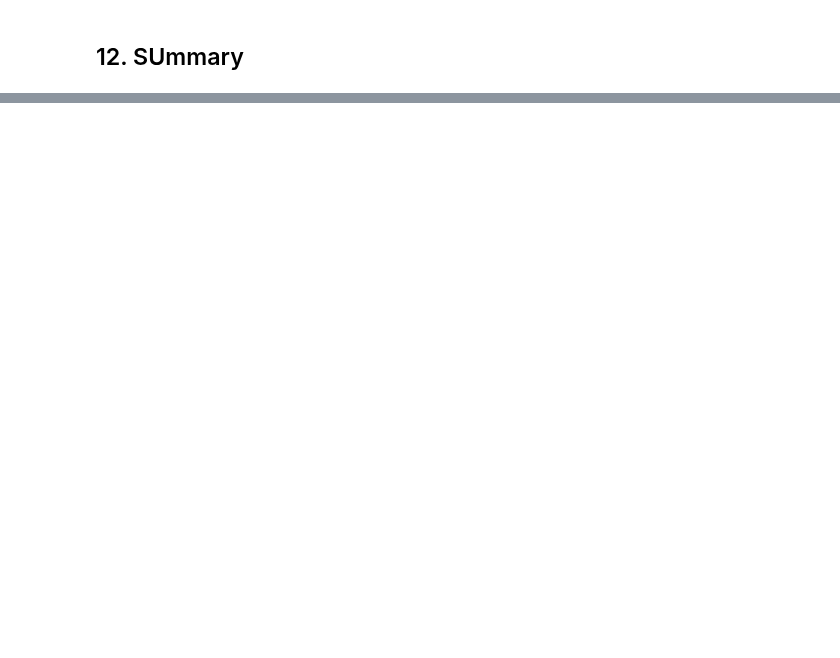
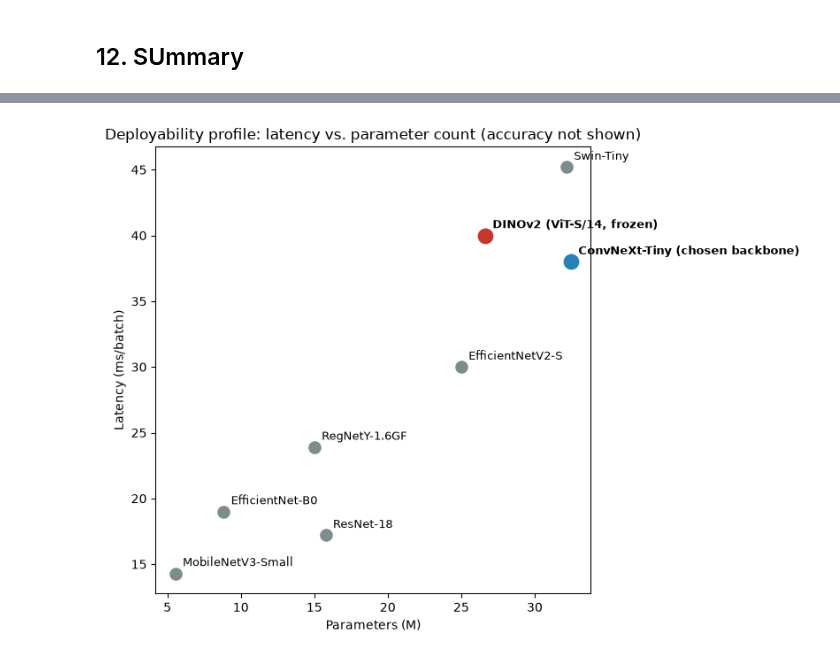
Before and after one commit to srijanani2073/multimodal-fruit-spoilage-detection, a Jupyter notebook: Code/07_backbone_benchmark.ipynb, the cells around one changed output, grey strips where cells are left out. Cells and saved outputs as stored; diff of their text form; code cells hidden in the pictures; blank space fills up the shorter version.

```diff
--- a/Code/07_backbone_benchmark.ipynb
+++ b/Code/07_backbone_benchmark.ipynb
@@ -1576,0 +1647,18 @@ print("Figures saved to:", BENCH_OUT)
+# %%
+plot_df_cost = results_df.dropna(subset=["params_m", "latency_ms"]).copy()
+
+fig, ax = plt.subplots(figsize=(8, 6))
+for _, row in plot_df_cost.iterrows():
+    highlight = row["key"] in ("dinov2", "convnext_tiny")
+    color = "#c0392b" if row["key"] == "dinov2" else "#2980b9" if row["key"] == "convnext_tiny" else "#7f8c8d"
+    ax.scatter([row["params_m"]], [row["latency_ms"]], s=140 if highlight else 90, color=color, zorder=3)
+    ax.annotate(row["candidate"], (row["params_m"], row["latency_ms"]),
+                textcoords="offset points", xytext=(6, 6), fontsize=9,
+                fontweight="bold" if highlight else "normal")
+ax.set_xlabel("Parameters (M)"); ax.set_ylabel("Latency (ms/batch)")
+ax.set_title("Deployability profile: latency vs. parameter count (accuracy not shown)")
+plt.tight_layout()
+plt.savefig(BENCH_OUT / "fig_latency_vs_params.png", dpi=150)
+plt.show()
+# %% [output]
+[figure, added]
```
Also changed, not shown: parts of 11 cells of this notebook.
